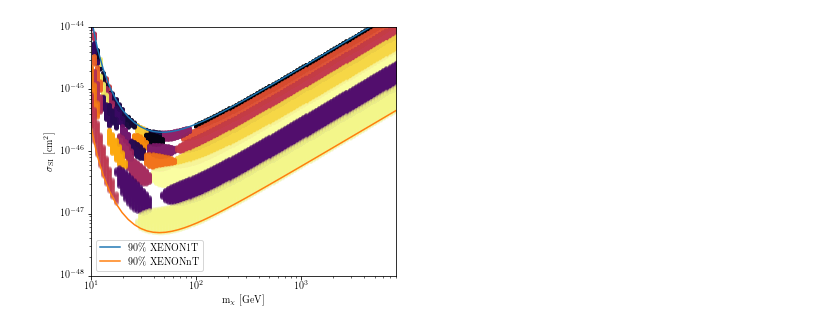
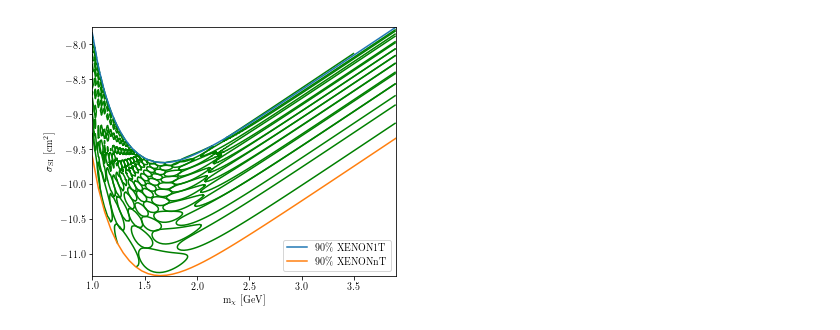
Before and after one commit to tedwards2412/benchmark_free_forecasting, a Jupyter notebook: Notebooks/Fig1.ipynb, the cells around one changed output. Cells and saved outputs as stored; diff of their text form; code cells hidden in the pictures.

Commit message:
Updates plotting routine to contour plot
 Changes to be committed:
	modified:   Fig1.ipynb

```diff
--- a/Notebooks/Fig1.ipynb
+++ b/Notebooks/Fig1.ipynb
@@ -60,39 +60,45 @@ mu1 = mass01*mp/(mass01 + mp)
 couplings01[:,0] = (couplings01[:,0])**2 * (mu1**2/np.pi) * (1.98e-14**2)
 
 sh = sf.SignalHandler(c01, ES01)
 Nsigmalow = 135
 Nsigmahigh = 8
 
 colors = iter(cm.inferno(np.random.uniform(0, 1, Nsigmalow+Nsigmahigh)))
 
 def plot_ellipse(ind, x=False, colour=False):
     P0 = c01[ind,:]
-    pp, el_ind = sh.query_region(P0, 2.0, return_indices = True)
+    #pp, el_ind = sh.query_region(P0, 2.0, return_indices = True)
+    pp2, el_ind2, d2 = sh.query_region(P0, 3., return_distance = True)
+    pp, el_ind = sh.query_region(P0, 2., return_indices = True)
     if x:
         plt.plot(mass01[ind], couplings01[ind,0], 'x', color='k')
     elif colour:
-        plt.scatter(mass01[el_ind], couplings01[el_ind,0], color=next(colors),
-                         alpha = 0.1, rasterized=True, s = 15)
+        #plt.scatter(np.log10(mass01[el_ind]), np.log10(couplings01[el_ind,0]*1e36), color='r',
+        #                 alpha = 0.1, rasterized=True, s = 15)
+        z = np.ones_like(mass01[el_ind2])
+        x = mass01[el_ind2]
+        y = couplings01[el_ind2,0]
+        plt.tricontour(np.log10(x), np.log10(y*1e36), d2, colors=['green', 'green'], levels=[0, 1,])
 
-b = sh.get_benchmarks(sigma=2.)
+b = sh.get_benchmarks2(sigma=1.0)
 fig, axs = plt.subplots(nrows=1, ncols=1, figsize=(5,4))
 
 for i in b:
     plot_ellipse(i, colour=True)
 
 sig_SI_X1T = (ULXe1T)**2 * (mu**2/np.pi) * (1.98e-14**2)
 sig_SI_X100T = (ULXe100T)**2 * (mu**2/np.pi) * (1.98e-14**2)
 
 
-plt.loglog(mlist, sig_SI_X1T, label=r"90\% XENON1T")
-plt.loglog(mlist, sig_SI_X100T,label=r"90\% XENONnT")
+plt.plot(np.log10(mlist), np.log10(sig_SI_X1T*1e36), label=r"90\% XENON1T")
+plt.plot(np.log10(mlist), np.log10(sig_SI_X100T*1e36),label=r"90\% XENONnT")
 plt.ylabel(r"$\sigma_{\mathrm{SI}}$ [$\mathrm{cm}^{2}$]")
 plt.xlabel(r"$\mathrm{m}_{\chi}$ [$\mathrm{GeV}$]")
-plt.ylim(1e-48,1e-44)
-plt.xlim(10,10**3.9)
+#plt.ylim(1e-48*1e36,1e-44*1e36)
+#plt.xlim(10,10**3.9)
 plt.legend()
 
 plt.tight_layout(pad=0.3)
 plt.savefig("../plots/operator_regions_sigma_SI.pdf", dpi=500)
 # %% [output]
-[figure, old version]
+[figure, new version]
```
